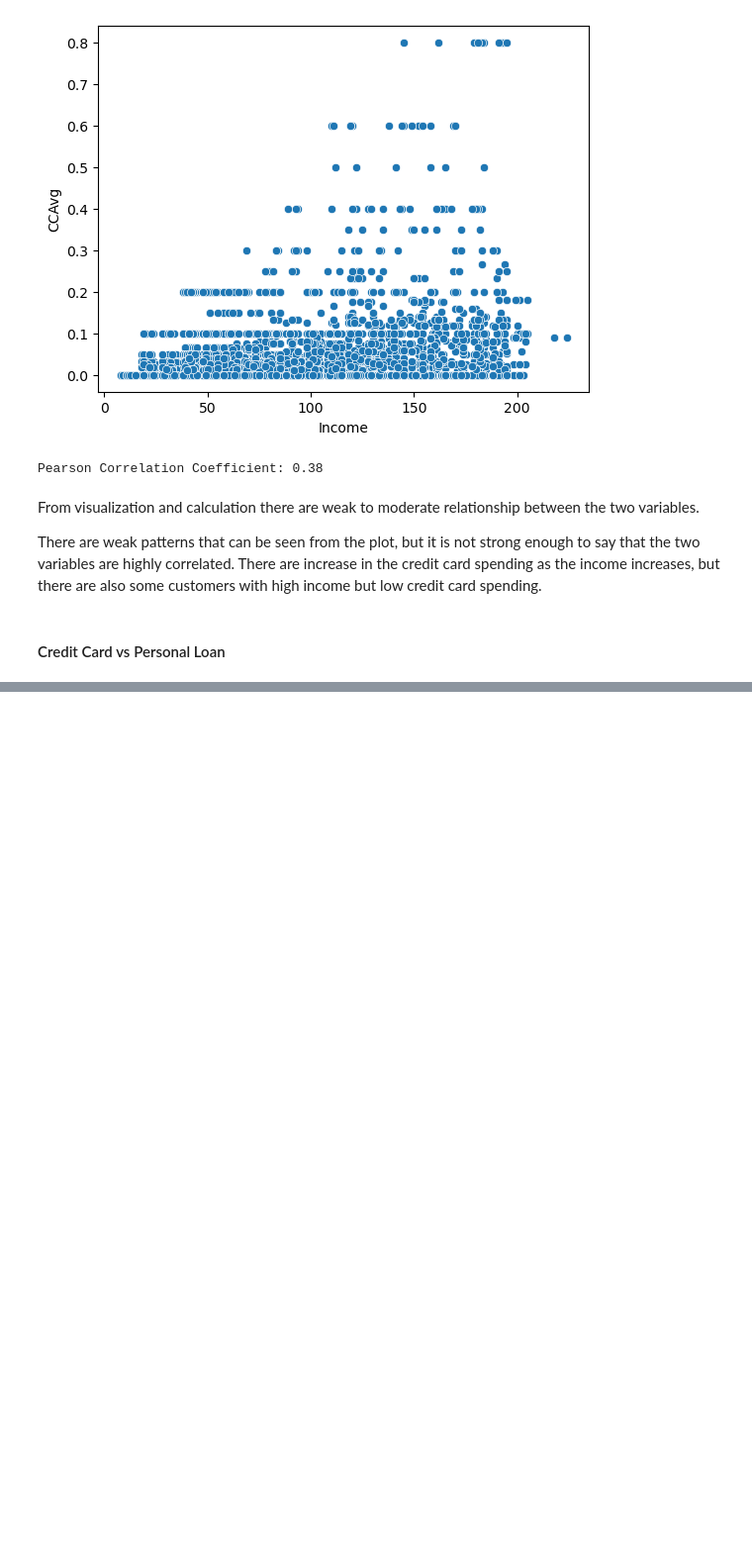
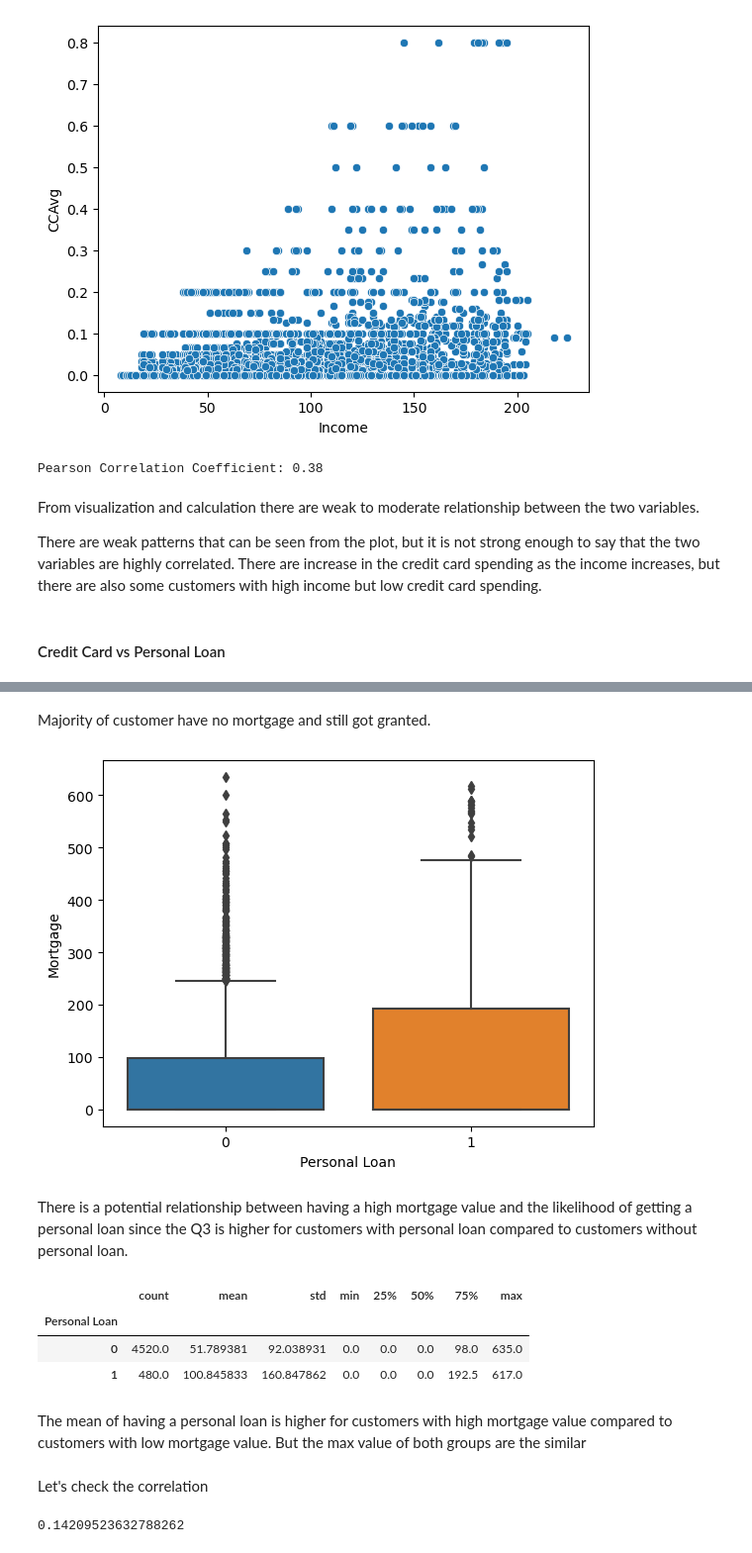
Before and after one commit to HanCreation/loan-analysis-prediction, a Jupyter notebook: bank_loan_granting.ipynb, the cells around one changed output, grey strips where cells are left out. Shown at 99% size. Drawn from its saved outputs; the diff is of its cells as text; code cells hidden in the pictures; blank space fills up the shorter version.

```diff
--- a/bank_loan_granting.ipynb
+++ b/bank_loan_granting.ipynb
@@ -163,0 +201,25 @@ sns.countplot(x='CreditCard', hue='Personal Loan', data=df)
+# %% [markdown]
+Majority of customer have no mortgage and still got granted.
+# %%
+# Visualize the correlation between mortgage and personal loan status
+sns.boxplot(x='Personal Loan', y='Mortgage', data=df)
+plt.show()
+# %% [output]
+[figure, added]
+# %% [markdown]
+There is a potential relationship between having a high mortgage value and the likelihood of getting a personal loan since the Q3 is higher for customers with personal loan compared to customers without personal loan.
+# %%
+df.groupby('Personal Loan')['Mortgage'].describe()
+# %% [output]
+|  | count | mean | std | min | 25% | 50% | 75% | max |
+| Personal Loan |  |  |  |  |  |  |  |  |
+| 0 | 4520.0 | 51.789381 | 92.038931 | 0.0 | 0.0 | 0.0 | 98.0 | 635.0 |
+| 1 | 480.0 | 100.845833 | 160.847862 | 0.0 | 0.0 | 0.0 | 192.5 | 617.0 |
+# %% [markdown]
+The mean of having a personal loan is higher for customers with high mortgage value compared to customers with low mortgage value. But the max value of both groups are the similar
+# %% [markdown]
+Let's check the correlation
+# %%
+df['Mortgage'].corr(df['Personal Loan'])
+# %% [output]
+0.14209523632788262
```
Also changed, not shown: parts of 80 cells of this notebook, 4 other files.
